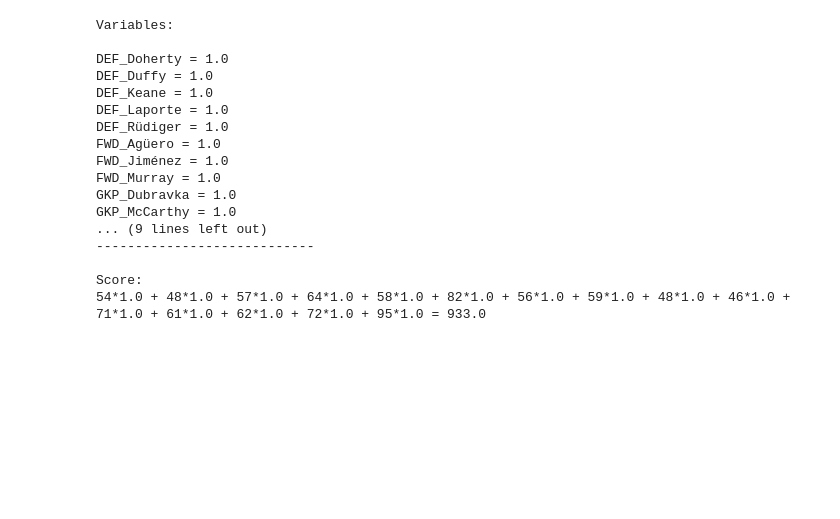
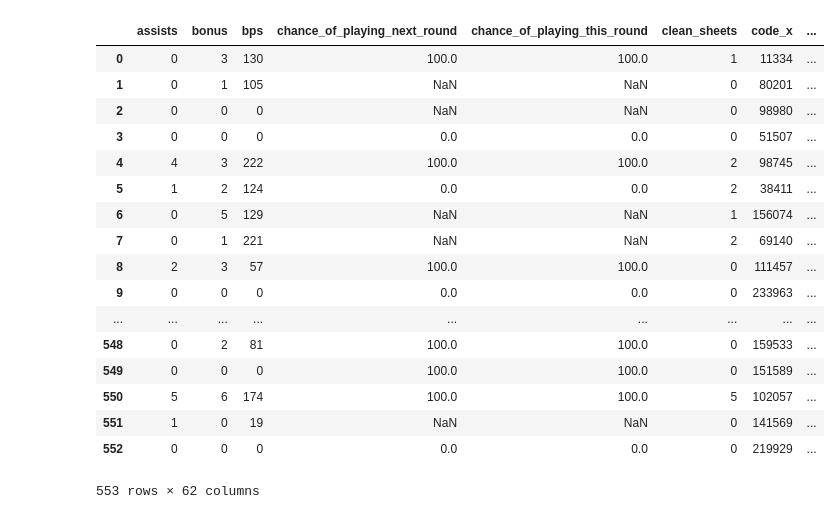
Before and after one commit to gphillips8frw/FPL, a Jupyter notebook: Niave Maximise Total Score.ipynb, the cells around one changed output. Saved outputs shown, nothing was run; the diff lists cells and outputs as text; code cells hidden in the pictures; blank space fills up the shorter version.

```diff
--- a/Niave Maximise Total Score.ipynb
+++ b/Niave Maximise Total Score.ipynb
@@ -147,20 +173,3 @@ def summary(prob):
-# %%
-summary(prob)
-# %% [output]
-Variables:
-
-DEF_Doherty = 1.0
-DEF_Duffy = 1.0
-DEF_Keane = 1.0
-DEF_Laporte = 1.0
-DEF_Rüdiger = 1.0
-FWD_Agüero = 1.0
-FWD_Jiménez = 1.0
-FWD_Murray = 1.0
-GKP_Dubravka = 1.0
-GKP_McCarthy = 1.0
-... (9 lines left out)
-----------------------------
-
-Score:
-54*1.0 + 48*1.0 + 57*1.0 + 64*1.0 + 58*1.0 + 82*1.0 + 56*1.0 + 59*1.0 + 48*1.0 + 46*1.0 + 71*1.0 + 61*1.0 + 62*1.0 + 72*1.0 + 95*1.0 = 933.0
+# %%
+dataset = Dataset()
+data = dataset.model_data()
@@ -166,0 +180,21 @@ Score:
+# %%
+dataset.get_player_data()
+# %% [output]
+|  | assists | bonus | bps | chance_of_playing_next_round | chance_of_playing_this_round | clean_sheets | code_x | ... |
+| 0 | 0 | 3 | 130 | 100.0 | 100.0 | 1 | 11334 | ... |
+| 1 | 0 | 1 | 105 | NaN | NaN | 0 | 80201 | ... |
+| 2 | 0 | 0 | 0 | NaN | NaN | 0 | 98980 | ... |
+| 3 | 0 | 0 | 0 | 0.0 | 0.0 | 0 | 51507 | ... |
+| 4 | 4 | 3 | 222 | 100.0 | 100.0 | 2 | 98745 | ... |
+| 5 | 1 | 2 | 124 | 0.0 | 0.0 | 2 | 38411 | ... |
+| 6 | 0 | 5 | 129 | NaN | NaN | 1 | 156074 | ... |
+| 7 | 0 | 1 | 221 | NaN | NaN | 2 | 69140 | ... |
+| 8 | 2 | 3 | 57 | 100.0 | 100.0 | 0 | 111457 | ... |
+| 9 | 0 | 0 | 0 | 0.0 | 0.0 | 0 | 233963 | ... |
+| ... | ... | ... | ... | ... | ... | ... | ... | ... |
+| 548 | 0 | 2 | 81 | 100.0 | 100.0 | 0 | 159533 | ... |
+| 549 | 0 | 0 | 0 | 100.0 | 100.0 | 0 | 151589 | ... |
+| 550 | 5 | 6 | 174 | 100.0 | 100.0 | 5 | 102057 | ... |
+| 551 | 1 | 0 | 19 | NaN | NaN | 0 | 141569 | ... |
+| 552 | 0 | 0 | 0 | 0.0 | 0.0 | 0 | 219929 | ... |
+553 rows × 62 columns
```
Also changed, not shown: parts of 16 cells of this notebook.
